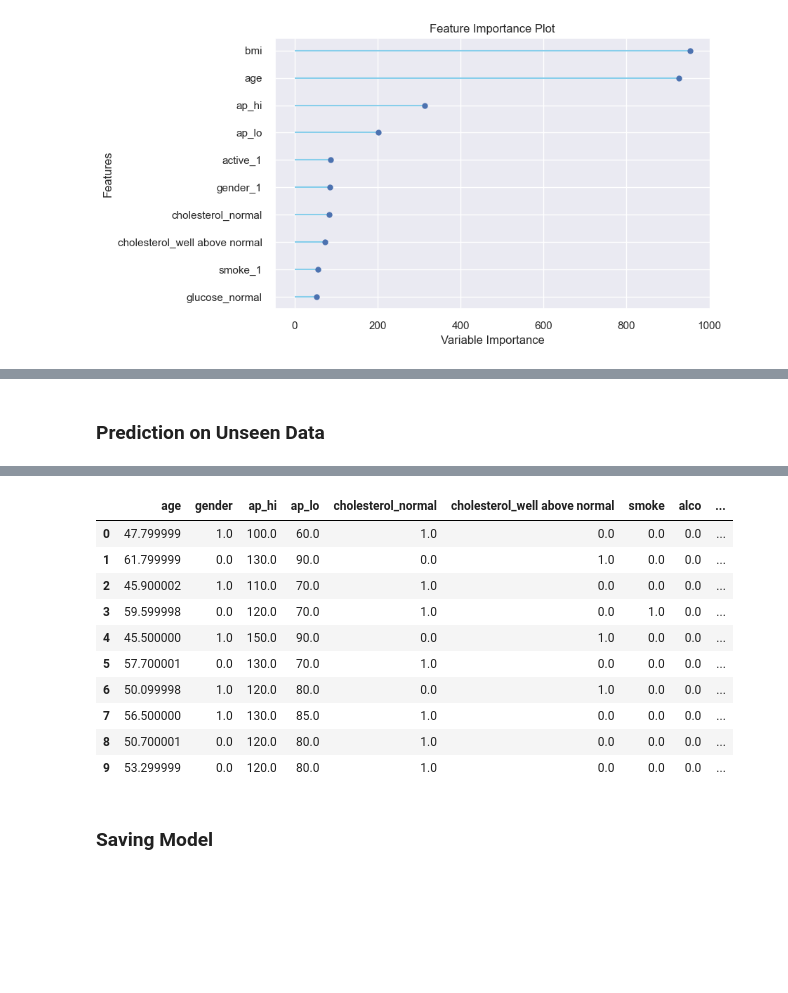
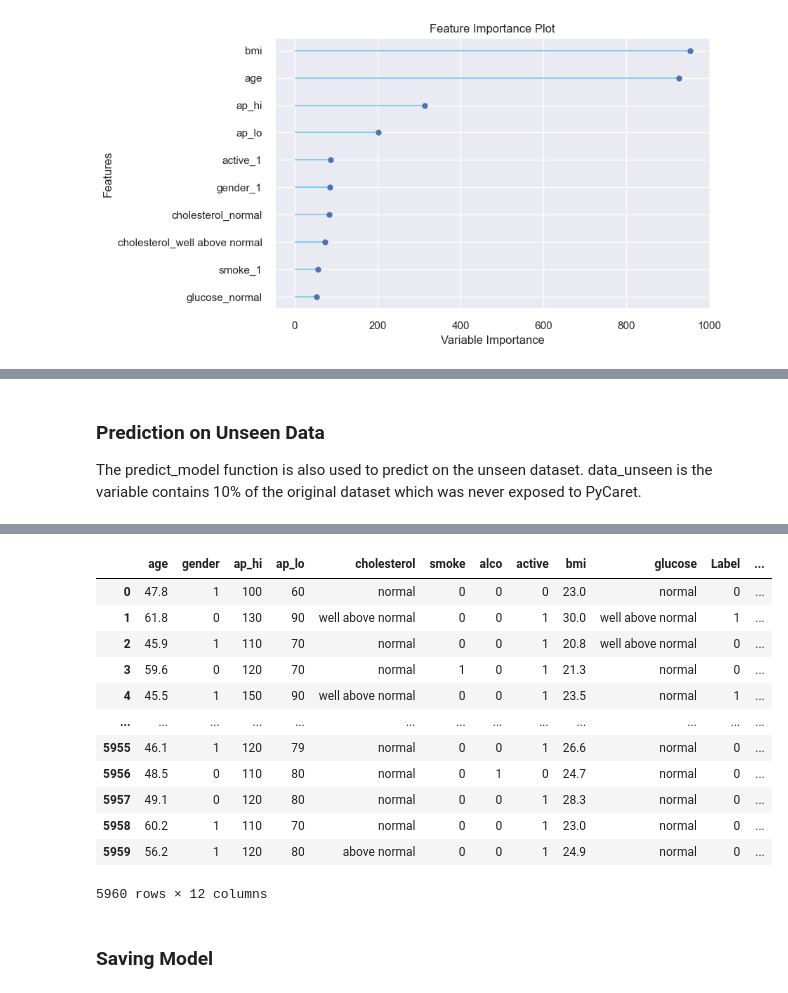
Before and after one commit to seyirex/cardiovascular-disease-prediction-system, a Jupyter notebook: Notebook/Modeling.ipynb, the cells around one changed output, grey strips where cells are left out. Saved outputs shown, nothing was run; the diff lists cells and outputs as text; code cells hidden in the pictures; blank space fills up the shorter version.

Commit message:
updated model to v3

```diff
--- a/Notebook/Modeling.ipynb
+++ b/Notebook/Modeling.ipynb
@@ -334,7 +302,9 @@ predict_model(best_model);
 # %%
 final_model = finalize_model(best_model)
-# %% [markdown]
- ### Prediction on Unseen Data
+# %% [markdown]
+ ### Prediction on Unseen Data
+ The predict_model function is also used to predict on the unseen dataset. data_unseen is the variable contains 10% of the original dataset which was never exposed to PyCaret.
 # %%
-predict_model(final_model, data=data_unseen)
+predict_unseen = predict_model(final_model, data=data_unseen)
+predict_unseen
 # %% [output]
@@ -342,14 +311,16 @@ predict_model(final_model, data=data_unseen)
-|  | age | gender | ap_hi | ap_lo | cholesterol_normal | cholesterol_well above normal | smoke | alco | ... |
-| 0 | 47.799999 | 1.0 | 100.0 | 60.0 | 1.0 | 0.0 | 0.0 | 0.0 | ... |
-| 1 | 61.799999 | 0.0 | 130.0 | 90.0 | 0.0 | 1.0 | 0.0 | 0.0 | ... |
-| 2 | 45.900002 | 1.0 | 110.0 | 70.0 | 1.0 | 0.0 | 0.0 | 0.0 | ... |
-| 3 | 59.599998 | 0.0 | 120.0 | 70.0 | 1.0 | 0.0 | 1.0 | 0.0 | ... |
-| 4 | 45.500000 | 1.0 | 150.0 | 90.0 | 0.0 | 1.0 | 0.0 | 0.0 | ... |
-| 5 | 57.700001 | 0.0 | 130.0 | 70.0 | 1.0 | 0.0 | 0.0 | 0.0 | ... |
-| 6 | 50.099998 | 1.0 | 120.0 | 80.0 | 0.0 | 1.0 | 0.0 | 0.0 | ... |
-| 7 | 56.500000 | 1.0 | 130.0 | 85.0 | 1.0 | 0.0 | 0.0 | 0.0 | ... |
-| 8 | 50.700001 | 0.0 | 120.0 | 80.0 | 1.0 | 0.0 | 0.0 | 0.0 | ... |
-| 9 | 53.299999 | 0.0 | 120.0 | 80.0 | 1.0 | 0.0 | 0.0 | 0.0 | ... |
+|  | age | gender | ap_hi | ap_lo | cholesterol | smoke | alco | active | bmi | glucose | Label | ... |
+| 0 | 47.8 | 1 | 100 | 60 | normal | 0 | 0 | 0 | 23.0 | normal | 0 | ... |
+| 1 | 61.8 | 0 | 130 | 90 | well above normal | 0 | 0 | 1 | 30.0 | well above normal | 1 | ... |
+| 2 | 45.9 | 1 | 110 | 70 | normal | 0 | 0 | 1 | 20.8 | well above normal | 0 | ... |
+| 3 | 59.6 | 0 | 120 | 70 | normal | 1 | 0 | 1 | 21.3 | normal | 0 | ... |
+| 4 | 45.5 | 1 | 150 | 90 | well above normal | 0 | 0 | 1 | 23.5 | normal | 1 | ... |
+| ... | ... | ... | ... | ... | ... | ... | ... | ... | ... | ... | ... | ... |
+| 5955 | 46.1 | 1 | 120 | 79 | normal | 0 | 0 | 1 | 26.6 | normal | 0 | ... |
+| 5956 | 48.5 | 0 | 110 | 80 | normal | 0 | 1 | 0 | 24.7 | normal | 0 | ... |
+| 5957 | 49.1 | 0 | 120 | 80 | normal | 0 | 0 | 1 | 28.3 | normal | 0 | ... |
+| 5958 | 60.2 | 1 | 110 | 70 | normal | 0 | 0 | 1 | 23.0 | normal | 0 | ... |
+| 5959 | 56.2 | 1 | 120 | 80 | above normal | 0 | 0 | 1 | 24.9 | normal | 0 | ... |
+5960 rows × 12 columns
 # %% [markdown]
 ### Saving Model
 # %%
```
Also changed, not shown: parts of 34 cells of this notebook, 6 other files.
